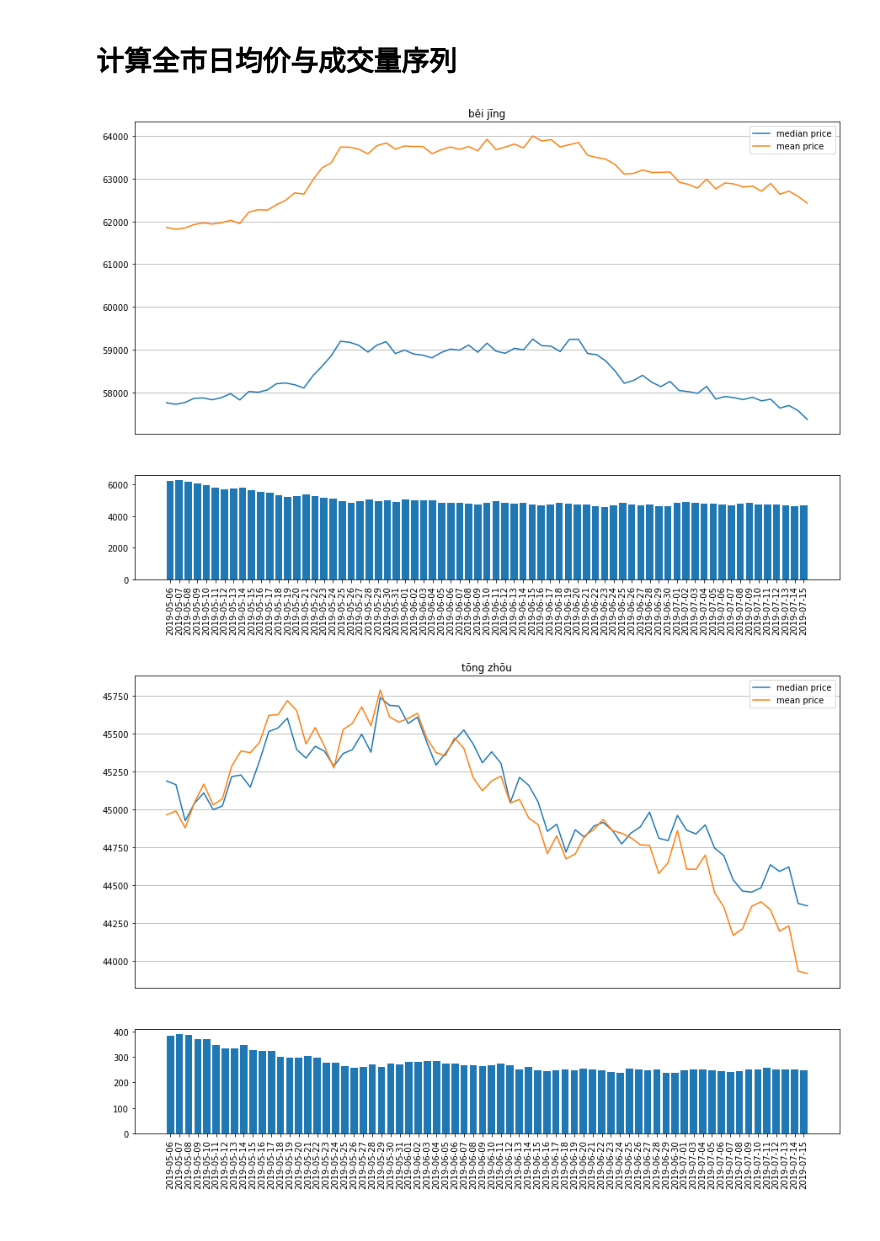
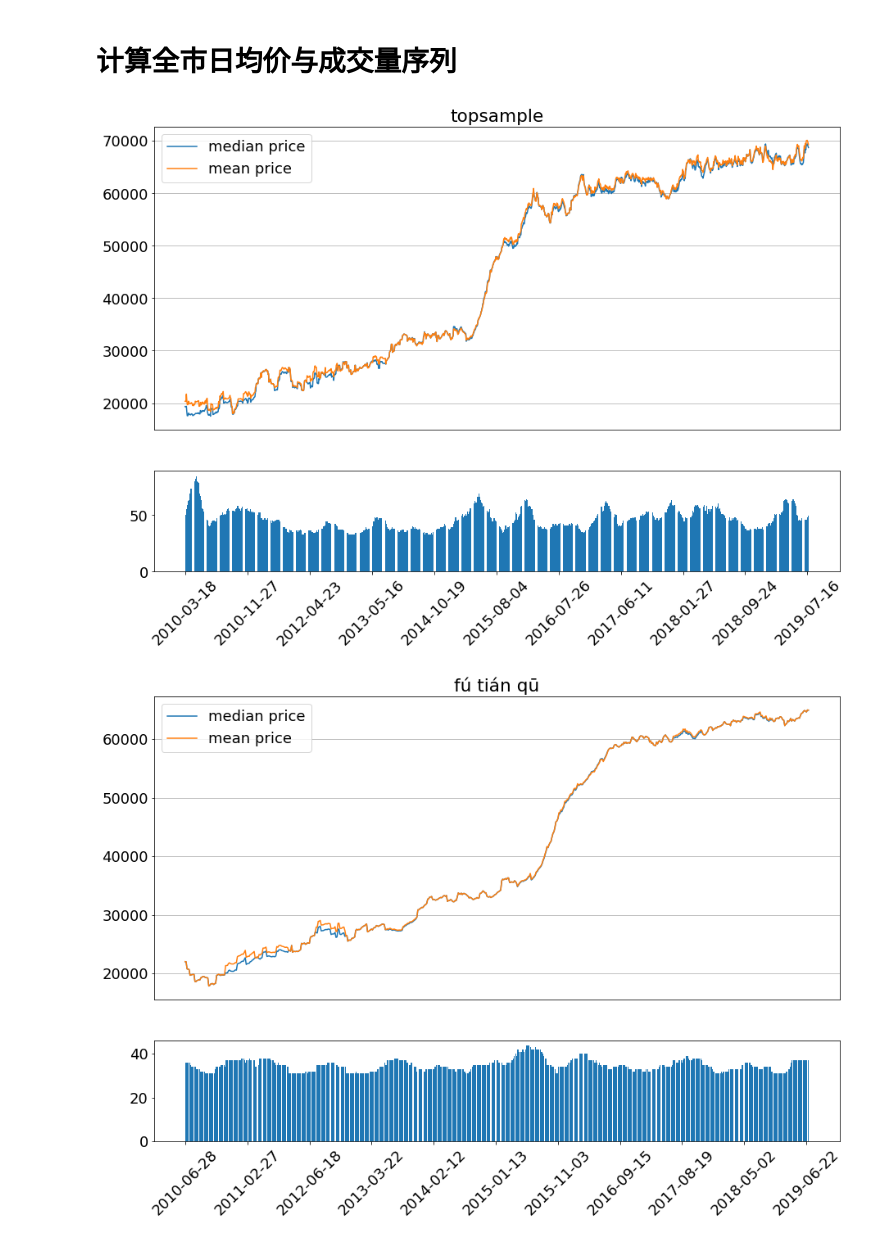
Before and after one commit to naoko821/LianjiaSpider, a Jupyter notebook: analysis.ipynb, the cells around one changed output. Saved outputs shown, nothing was run; the diff lists cells and outputs as text; code cells hidden in the pictures.

```diff
--- a/analysis.ipynb
+++ b/analysis.ipynb
@@ -2,8 +2,9 @@
 # 读取数据，去重
 # %%
 import pandas as pd
+import numpy as np
 import os
-city = '北京'
+city = 'topsample'
 
 dfs = []
 for root, dirs, files in os.walk('chengjiao-%s'%city):
@@ -19,6 +20,7 @@ for root, dirs, files in os.walk('chengjiao-%s'%city):
                                                                         '链家编号':str}))
 dfs0 = dfs
 dfs = []
+#统一格式
 for df in dfs0:
     df = df.rename(columns={'单价（元/平米）':'成交价(元/平)','所属小区':'小区','建筑面积：平米':'建筑面积',
                            '浏览(次)':'浏览（次）', '关注(人)':'关注（人）', '带看(次)':'带看（次）',
@@ -26,22 +28,42 @@ for df in dfs0:
                            '建成时间：年':'建成时间', '所属商圈':'商圈', '装修情况':'装修', '成交周期（天）':'成交周期(天)',
                            '房屋户型':'户型','产权年限':'土地年限', '楼层状态':'所在楼层', '挂牌价格（万）':'挂牌价格(万)',
                            '配备电梯':'电梯'})
+    #去掉面积单位
     mj = df['建筑面积']
     mj_num = []
     for m in mj:
         m = str(m)
         if '㎡' in m:
             m = m[:m.find('㎡')]
-        m = float(m)
+        try:
+            m = float(m)
+        except:
+            m = np.nan
         mj_num.append(m)
     df['建筑面积'] = mj_num
+    #统一成交时间格式
     time = []
     for t in df['成交时间']:
         if '/' in t:
             t = '-'.join(t.split('/'))
         time.append(t)
     df['成交时间'] = time
+    #去掉售价单位
+    sj = df['售价(万)']
+    sj_num = []
+    for s in sj:
+        s = str(s)
+        if '万' in s:
+            s = s[:s.find('万')]
+        if '-' in s:
+            #print(s)
+            s = s.split('-')[-1]
+        s = float(s)
+        sj_num.append(s)
+    df['售价(万)'] = sj_num
+    df['成交价(元/平)'] = pd.to_numeric(df['成交价(元/平)'], errors='coerse')
     dfs.append(df)
+
 df = pd.concat(dfs)
 df = df.drop_duplicates(subset=['链家编号'])
 df = df.loc[df['成交价(元/平)']> 1000]
@@ -113,6 +113,7 @@ def plot(res, title, MA, ma_length):
     if MA == True:
         res = get_moving_average(res, ma_length)
     plt.rcParams['font.sans-serif']=['SimHei']
+    matplotlib.rc('font', size=18)
     matplotlib.rcParams['figure.figsize'] = [15, 10]
     gs = gridspec.GridSpec(2, 1, height_ratios=[3, 1])
     ax0 = plt.subplot(gs[0])
@@ -124,40 +125,44 @@ def plot(res, title, MA, ma_length):
     plt.grid('on')
     ax1 = plt.subplot(gs[1])
     ax1.bar(res.index, res['volume'])
-    plt.xticks(rotation=90)
+    xticks = ax1.xaxis.get_major_ticks()
+    interval = len(xticks)// 10
+    ax1.set_xticks(ax1.get_xticks()[::interval])
+    plt.xticks(rotation=45)
     dir_name = os.path.join('fig', city)
     if not os.path.exists(dir_name):
         os.makedirs(dir_name)
     plt.savefig(os.path.join(dir_name, title +'.png'))
     plt.show()
     plt.close()
 
 
 gp = df.groupby(['成交时间'])['成交价(元/平)']
 res=pd.DataFrame({"volume":gp.size(),"median_price":gp.median(), "mean_price":gp.mean()})
 res = res.iloc[:len(res)-1,:]
 title = pinyin(city)
 title = " ".join([x[0] for x in title])
 plot(res, title, MA, ma_length)
 
 def plot_district(district ='朝阳'):
     gp = df.loc[df['下辖区']==district].groupby(['成交时间'])
-    res = pd.DataFrame({'volume':gp.size(),'mean_price':gp['成交价(元/平)'].mean(), 'median_price':gp['成交价(元/平)'].median()})
+    res = pd.DataFrame({'volume':gp.size(),'mean_price':gp['成交价(元/平)'].mean(),
+                        'median_price':gp['成交价(元/平)'].median()})
     res = res.iloc[:len(res) -1,:]
 
     title = pinyin(district)
     if district == '朝阳':
         title = 'chao yang'
     elif district == '长宁':
         title = 'chang ning'
     elif district == '闵行':
         title = 'min hang'
     else:
         title = " ".join([x[0] for x in title])
     plot(res, title, MA, ma_length)
 districts = list(set(df['下辖区']))
 for district in districts:
     plot_district(district)
 # %% [output]
-[figure, old version]
+[figure, new version]
-[figure, old version]
+[figure, new version]
```
Also changed, not shown: parts of 11 cells of this notebook, 1 other file.
